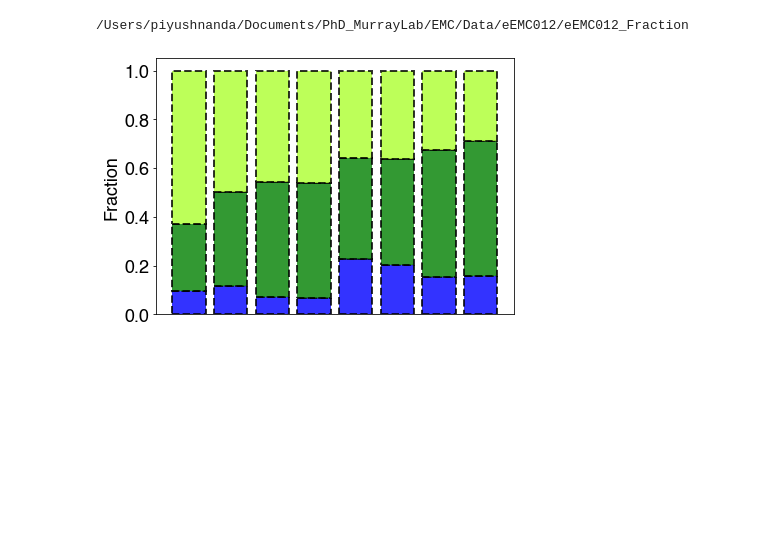
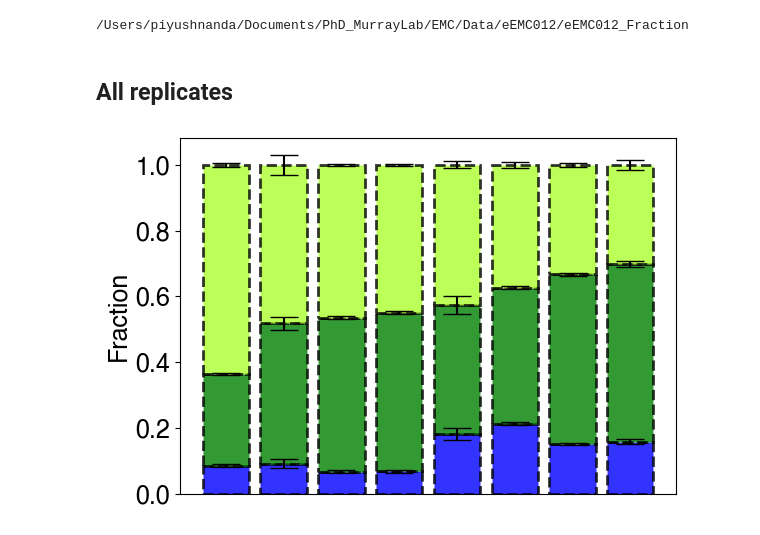
Before and after one commit to piyushnanda-sysbio/MulticellularDynamics_Nanda_et_al_2023, a Jupyter notebook: Figure_5/eEMC012_Experiment.ipynb, the cells around one changed output. Drawn from its saved outputs; the diff is of its cells as text; code cells hidden in the pictures; blank space fills up the shorter version.

```diff
--- a/Figure_5/eEMC012_Experiment.ipynb
+++ b/Figure_5/eEMC012_Experiment.ipynb
@@ -29,8 +32,12 @@ files_cts1=np.array(sorted(os.listdir('.'))[0:12]).reshape(3,4)
 files_bud2=np.array(sorted(os.listdir('.'))[12:24]).reshape(3,4)
 # %%
 def fcs_reader(f):
-    fsc_vals=np.array(FCMeasurement(ID="",datafile=f)['FSC-A'])[0:3000]
-    yellow_vals=np.array(FCMeasurement(ID="",datafile=f)['FITC-A'])[0:3000]
-    red_vals=np.array(FCMeasurement(ID="",datafile=f)['PE Texas Red-A'])[0:3000]
+    data=readfcs.ReadFCS(f).data
+    fsc_vals=np.array(data['FSC-A'])[0:3000]
+    yellow_vals=np.array(data['FITC-A'])[0:3000]
+    red_vals=np.array(data['PE Texas Red-A'])[0:3000]
     return fsc_vals,yellow_vals,red_vals
+# %%
+#number of replicates
+rep=0
 # %%
@@ -105,16 +118,28 @@ m_arr=np.array(m_c).reshape(2,4).transpose().reshape(8,1)
+# %%
+#Mean
+r_mean=np.mean(r_reps,axis=0)
+y_mean=np.mean(y_reps,axis=0)
+m_mean=np.mean(m_reps,axis=0)
+
+#Standard deviation
+r_std=np.std(r_reps,axis=0)/np.sqrt(3)
+y_std=np.std(y_reps,axis=0)/np.sqrt(3)
+m_std=np.std(m_reps,axis=0)/np.sqrt(3)
+# %% [markdown]
+## All replicates
 # %%
 a=0.8
 plt.rc('font',family='helvetica')
 plt.figure(figsize=(6,4))
-plt.bar([0,1,2,3,4,5,6,7], r_c, color='blue',edgecolor='black',linewidth=2,linestyle='--',alpha=a)
-plt.bar([0,1,2,3,4,5,6,7], m_c, bottom=r_c, color='green',edgecolor='black',linewidth=2,linestyle='--',alpha=a)
-plt.bar([0,1,2,3,4,5,6,7], y_c, bottom=np.array(m_c)+np.array(r_c), color='greenyellow',edgecolor='black',linewidth=2,linestyle='--',alpha=a)
+plt.bar([0,1,2,3,4,5,6,7], r_mean,yerr=r_std, capsize=10,color='blue',edgecolor='black',linewidth=2,linestyle='--',alpha=a)
+plt.bar([0,1,2,3,4,5,6,7], m_mean, bottom=r_mean,yerr=y_std,capsize=10, color='green',edgecolor='black',linewidth=2,linestyle='--',alpha=a)
+plt.bar([0,1,2,3,4,5,6,7], y_mean, bottom=np.array(m_mean)+np.array(r_mean),yerr=m_std,capsize=10, color='greenyellow',edgecolor='black',linewidth=2,linestyle='--',alpha=a)
 # plt.xlabel(r'Kissing Number',fontsize=18)
 plt.ylabel(r'Fraction',fontsize=18)
 plt.xticks([],fontsize=18)
 plt.yticks(fontsize=18)
 # plt.ylim(0,1.1)
 plt.tight_layout()
-plt.savefig('/Users/piyushnanda/Documents/PhD_MurrayLab/EMC/Figures/Final/all_fraction.jpg')
+plt.savefig('/Users/piyushnanda/Documents/PhD_MurrayLab/EMC/Figures/Final/all_fraction_errorbars.jpg')
 # %% [output]
-[figure, old version]
+[figure, new version]
```
Also changed, not shown: parts of 8 cells of this notebook, 1 other file.
